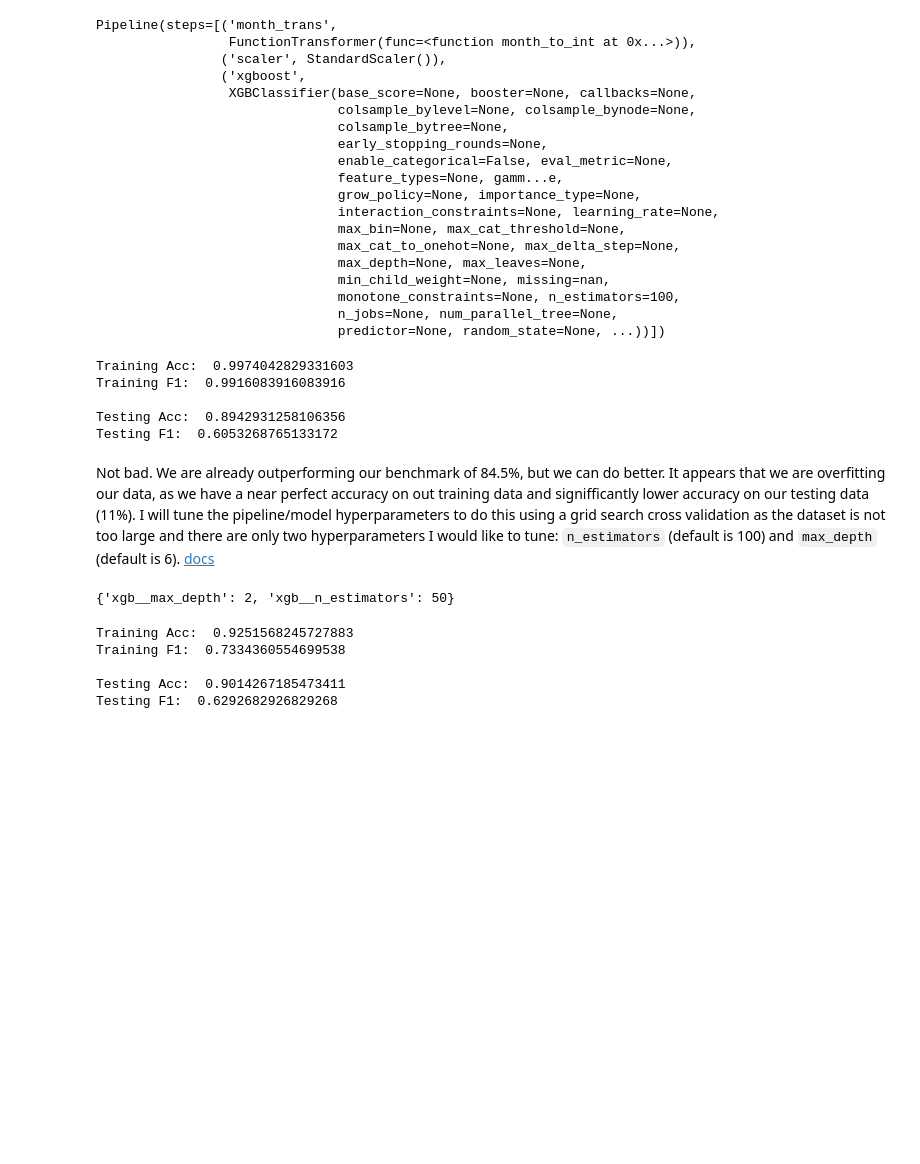
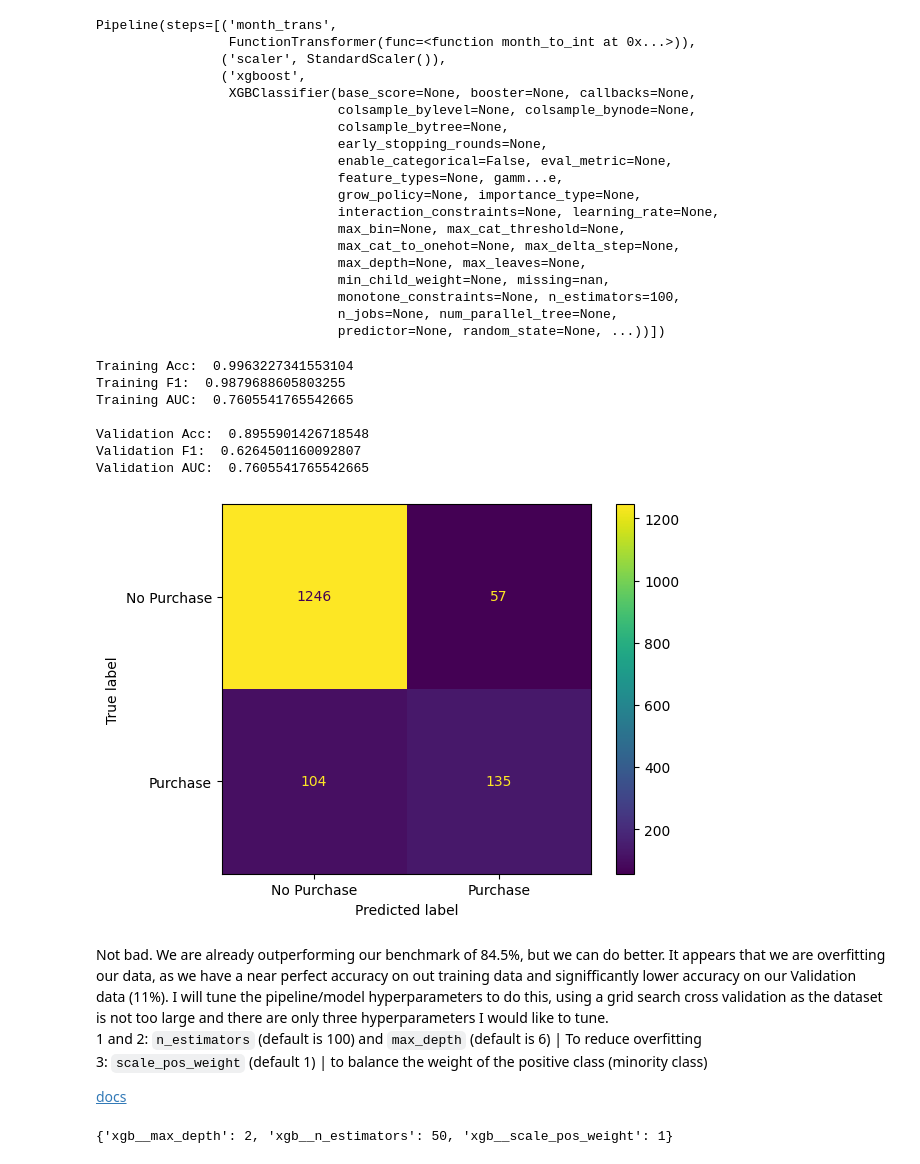
Before and after one commit to ACB-prgm/Predicting-Website-Purchases, a Jupyter notebook: student.ipynb, the cells around one changed output. Cells and saved outputs as stored; diff of their text form; code cells hidden in the pictures; blank space fills up the shorter version.

```diff
--- a/student.ipynb
+++ b/student.ipynb
@@ -128,27 +128,42 @@ Pipeline(steps=[('month_trans',
                                n_jobs=None, num_parallel_tree=None,
                                predictor=None, random_state=None, ...))])
 # %%
-from sklearn.metrics import accuracy_score, f1_score
+from sklearn.metrics import accuracy_score, f1_score, ConfusionMatrixDisplay, confusion_matrix, roc_auc_score
+import matplotlib.pyplot as plt
 
 def analyze_model(model) -> None:
 
     train_preds = model.predict(X_train)
-    test_preds = model.predict(X_test)
+    valid_preds = model.predict(X_valid)
 
     print("Training Acc: ", accuracy_score(y_train, train_preds))
-    print("Training F1: ", f1_score(y_train, train_preds), "\n")
-    print("Testing Acc: ", accuracy_score(y_test, test_preds))
-    print("Testing F1: ", f1_score(y_test, test_preds))
+    print("Training F1: ", f1_score(y_train, train_preds))
+    print("Training AUC: ", roc_auc_score(y_valid, valid_preds))
+    print("")
+    print("Validation Acc: ", accuracy_score(y_valid, valid_preds))
+    print("Validation F1: ", f1_score(y_valid, valid_preds))
+    print("Validation AUC: ", roc_auc_score(y_valid, valid_preds))
+
+    disp = ConfusionMatrixDisplay(confusion_matrix=confusion_matrix(y_valid, valid_preds, labels=model.classes_), display_labels=["No Purchase", "Purchase"])
+    disp.plot()
+    plt.show()
 
 analyze_model(pipe)
 # %% [output]
-Training Acc:  0.9974042829331603
-Training F1:  0.9916083916083916
+Training Acc:  0.9963227341553104
+Training F1:  0.9879688605803255
+Training AUC:  0.7605541765542665
 
-Testing Acc:  0.8942931258106356
-Testing F1:  0.6053268765133172
+Validation Acc:  0.8955901426718548
+Validation F1:  0.6264501160092807
+Validation AUC:  0.7605541765542665
+[figure, added]
 # %% [markdown]
-Not bad.  We are already outperforming our benchmark of 84.5%, but we can do better.  It appears that we are overfitting our data, as we have a near perfect accuracy on out training data and signifficantly lower accuracy on our testing data (11%).  I will tune the pipeline/model hyperparameters to do this using a grid search cross validation as the dataset is not too large and there are only two hyperparameters I would like to tune: `n_estimators` (default is 100) and `max_depth` (default is 6). [docs](https://xgboost.readthedocs.io/en/stable/parameter.html)
+Not bad.  We are already outperforming our benchmark of 84.5%, but we can do better.  It appears that we are overfitting our data, as we have a near perfect accuracy on out training data and signifficantly lower accuracy on our Validation data (11%).  I will tune the pipeline/model hyperparameters to do this, using a grid search cross validation as the dataset is not too large and there are only three hyperparameters I would like to tune.
+1 and 2: `n_estimators` (default is 100) and `max_depth` (default is 6) | To reduce overfitting
+3: `scale_pos_weight` (default 1) | to balance the weight of the positive class (minority class)
+
+[docs](https://xgboost.readthedocs.io/en/stable/parameter.html)
 # %%
 from sklearn.model_selection import GridSearchCV
 
@@ -160,32 +175,13 @@ pipe_2 = Pipeline([
 
 param_grid = {
     "xgb__max_depth": [2, 3, 5, 7],
-    "xgb__n_estimators" : [50, 75, 100]
+    "xgb__n_estimators" : [50, 75, 100],
+    "xgb__scale_pos_weight" : [1, 3, 5]
 }
 
-grid_search = GridSearchCV(pipe_2, param_grid, cv=5, scoring="accuracy")
+grid_search = GridSearchCV(pipe_2, param_grid, cv=5, scoring="roc_auc")
 grid_search.fit(X_train, y_train)
 
 grid_search.best_params_
 # %% [output]
-{'xgb__max_depth': 2, 'xgb__n_estimators': 50}
+{'xgb__max_depth': 2, 'xgb__n_estimators': 50, 'xgb__scale_pos_weight': 1}
-# %%
-xgb = XGBClassifier(
-    max_depth=3,
-    n_estimators=50)
-
-pipe_3 = Pipeline([
-    ("month_transformer", month_transformer),
-    ("scaler", StandardScaler()),
-    ("xgb", xgb)
-])
-
-pipe_3.fit(X_train, y_train)
-
-analyze_model(pipe_3)
-# %% [output]
-Training Acc:  0.9251568245727883
-Training F1:  0.7334360554699538
-
-Testing Acc:  0.9014267185473411
-Testing F1:  0.6292682926829268
```
Also changed, not shown: parts of 12 cells of this notebook, 2 other files.
